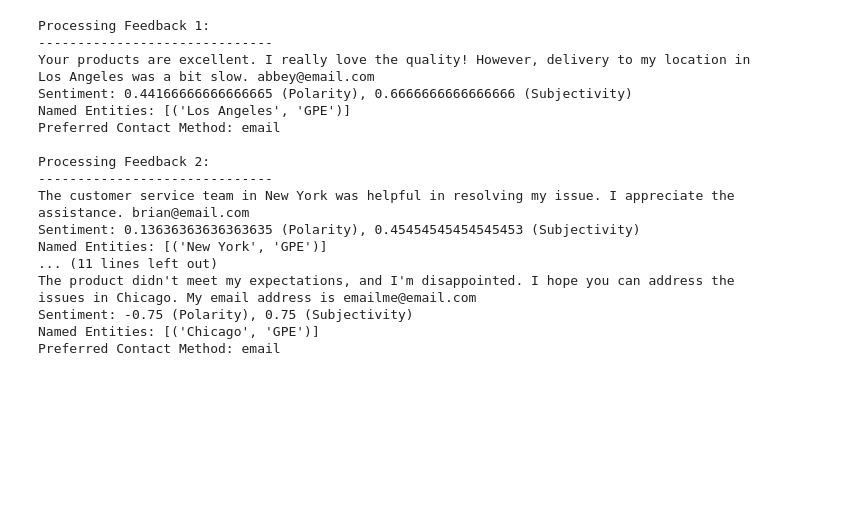
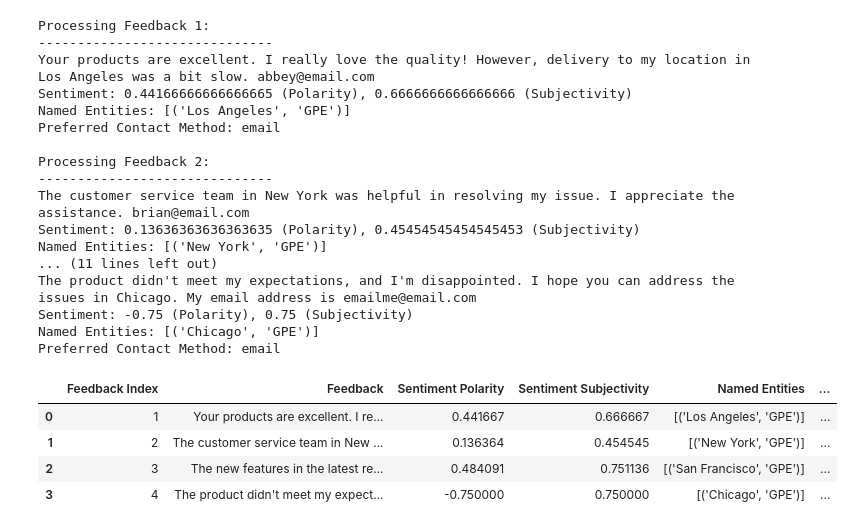
Before and after one commit to sufpro/colabnotebooks, a Jupyter notebook: nlp.ipynb, the cells around one changed output. Drawn from its saved outputs; the diff is of its cells as text; code cells hidden in the pictures; blank space fills up the shorter version.

```diff
--- a/nlp.ipynb
+++ b/nlp.ipynb
@@ -80,3 +80,17 @@ The product didn't meet my expectations, and I'm disappointed. I hope you can ad
 Sentiment: -0.75 (Polarity), 0.75 (Subjectivity)
 Named Entities: [('Chicago', 'GPE')]
 Preferred Contact Method: email
+# %%
+##Load results file into a Pandas Dataframe
+
+# Load data into a Pandas DataFrame
+df = pd.read_csv('./content/feedback_analysis_results.csv')
+
+# Display the DataFrame
+df.head()
+# %% [output]
+|  | Feedback Index | Feedback | Sentiment Polarity | Sentiment Subjectivity | Named Entities | ... |
+| 0 | 1 | Your products are excellent. I re... | 0.441667 | 0.666667 | [('Los Angeles', 'GPE')] | ... |
+| 1 | 2 | The customer service team in New ... | 0.136364 | 0.454545 | [('New York', 'GPE')] | ... |
+| 2 | 3 | The new features in the latest re... | 0.484091 | 0.751136 | [('San Francisco', 'GPE')] | ... |
+| 3 | 4 | The product didn't meet my expect... | -0.750000 | 0.750000 | [('Chicago', 'GPE')] | ... |
```
Also changed, not shown: parts of 3 cells of this notebook.
